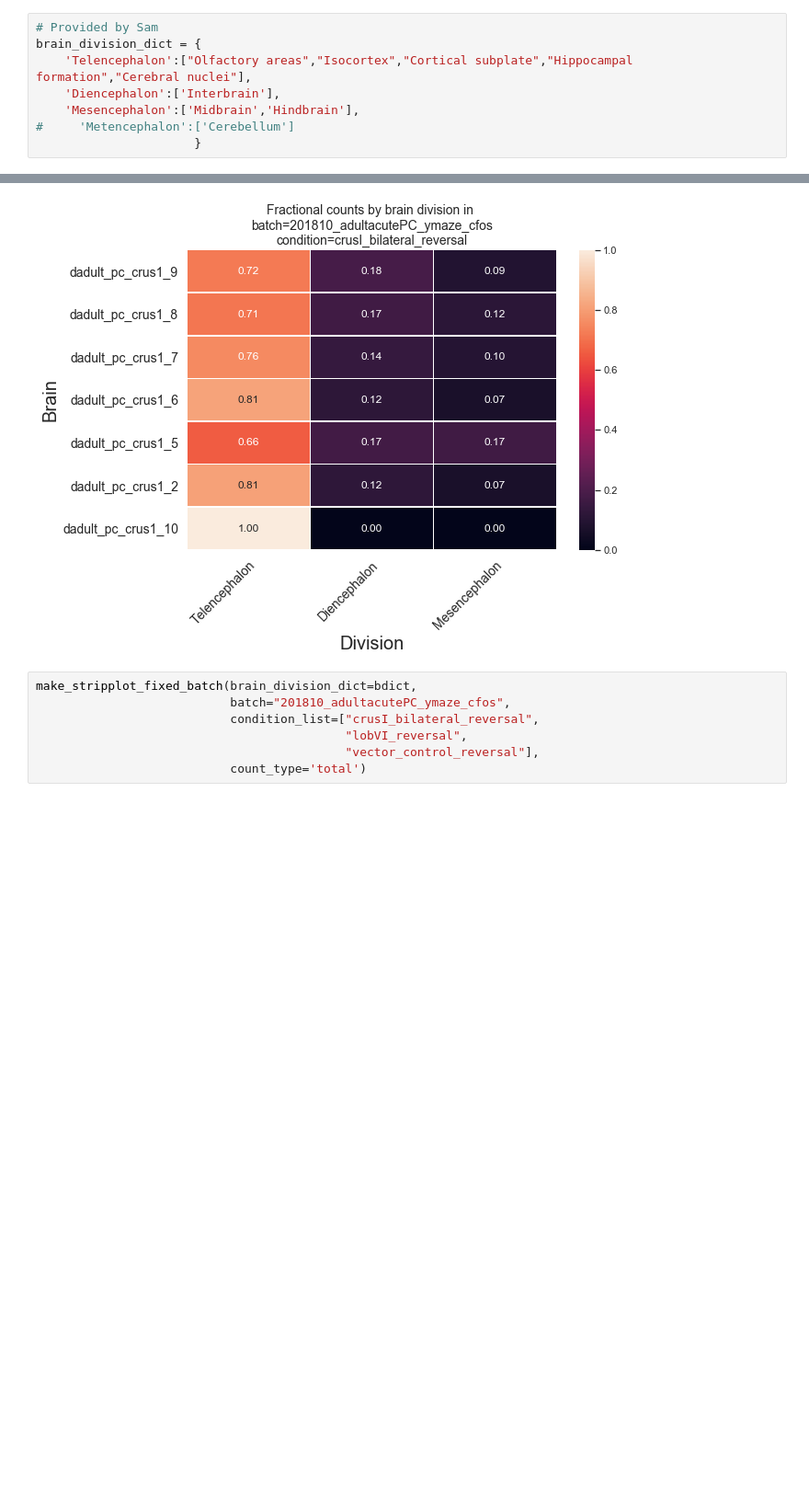
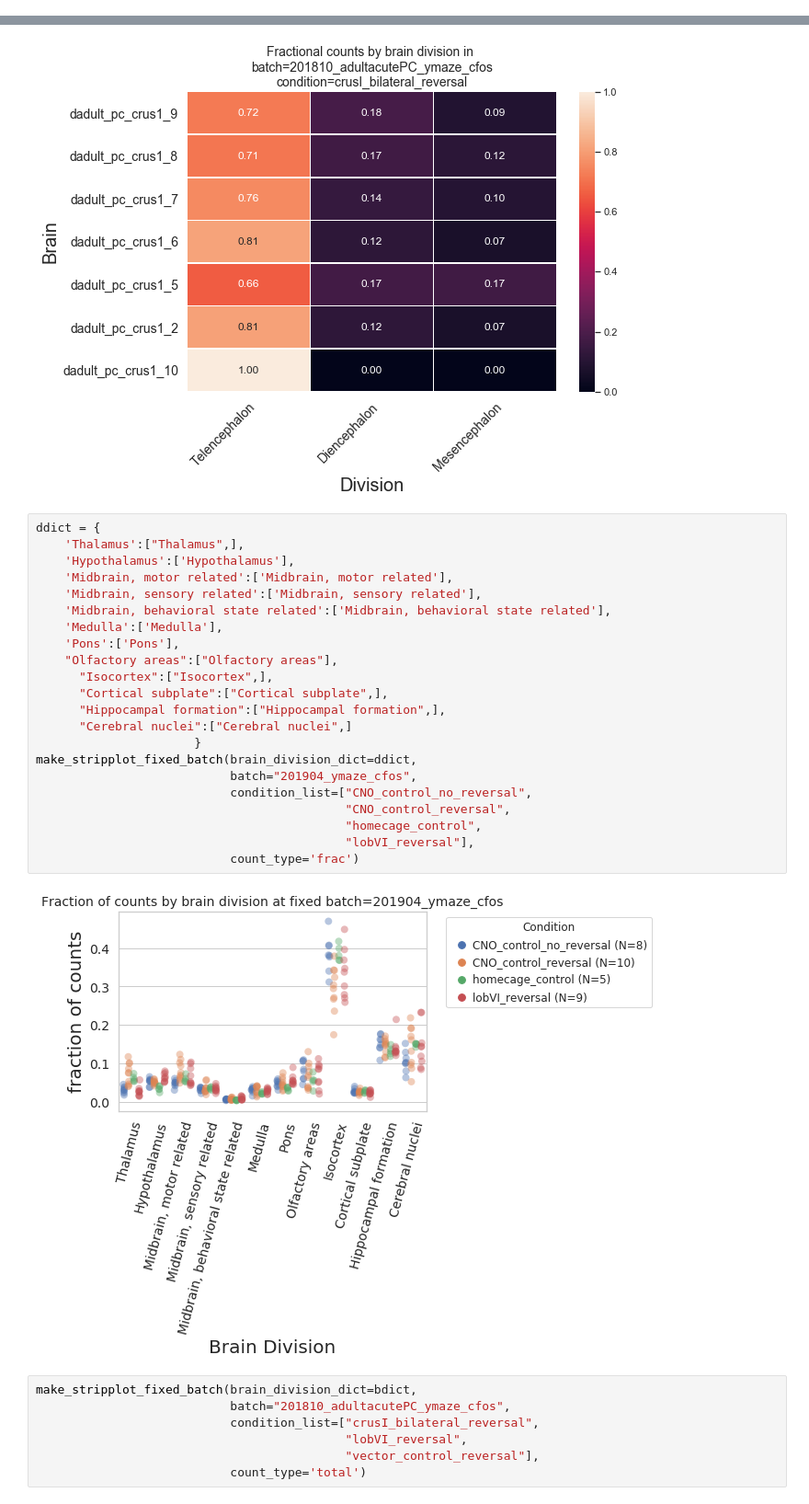
Before and after one commit to PrincetonUniversity/lightsheet_helper_scripts, a Jupyter notebook: projects/combine_cfos_batches/notebooks/cfos_batch_combination_20201125_any_division.ipynb, the cells around one changed output, grey strips where cells are left out. Shown: that part at 92% size. Saved outputs shown, nothing was run; the diff lists cells and outputs as text; blank space fills up the shorter version.

Commit message:
add more convenient graph printing method

```diff
--- a/projects/combine_cfos_batches/notebooks/cfos_batch_combination_20201125_any_division.ipynb
+++ b/projects/combine_cfos_batches/notebooks/cfos_batch_combination_20201125_any_division.ipynb
@@ -266,14 +278,6 @@ def get_total_counts(soi,series,debug=False):
     return total
 # %% [markdown]
 Here is where things diverge from previous notebooks. In the past, we have made a custom dictionary up here and then used this in all of the scripts below. Instead, we want to be able to feed a list of brain regions into the scripts below.
-# %%
-# Provided by Sam
-brain_division_dict = {
-    'Telencephalon':["Olfactory areas","Isocortex","Cortical subplate","Hippocampal formation","Cerebral nuclei"],
-    'Diencephalon':['Interbrain'],
-    'Mesencephalon':['Midbrain','Hindbrain'],
-#     'Metencephalon':['Cerebellum']
-                      }
 # %%
 def get_fractional_counts(soi,series,normalizing_counts,debug=False):
     """ Get the fractional counts in a region
@@ -628,6 +627,30 @@ make_seaborn_heatmap_batch_condition(brain_division_dict=bdict,
                                      savename=None)
 # %% [output]
 [figure]
+# %%
+ddict = {
+    'Thalamus':["Thalamus",],
+    'Hypothalamus':['Hypothalamus'],
+    'Midbrain, motor related':['Midbrain, motor related'],
+    'Midbrain, sensory related':['Midbrain, sensory related'],
+    'Midbrain, behavioral state related':['Midbrain, behavioral state related'],
+    'Medulla':['Medulla'],
+    'Pons':['Pons'],
+    "Olfactory areas":["Olfactory areas"],
+      "Isocortex":["Isocortex",],
+      "Cortical subplate":["Cortical subplate",],
+      "Hippocampal formation":["Hippocampal formation",],
+      "Cerebral nuclei":["Cerebral nuclei",]
+                      }
+make_stripplot_fixed_batch(brain_division_dict=ddict,
+                           batch="201904_ymaze_cfos",
+                           condition_list=["CNO_control_no_reversal",
+                                           "CNO_control_reversal",
+                                           "homecage_control",
+                                           "lobVI_reversal"],
+                           count_type='frac')
+# %% [output]
+[figure, added]
 # %%
 make_stripplot_fixed_batch(brain_division_dict=bdict,
                            batch="201810_adultacutePC_ymaze_cfos",
```
Also changed, not shown: parts of 5 cells of this notebook.
